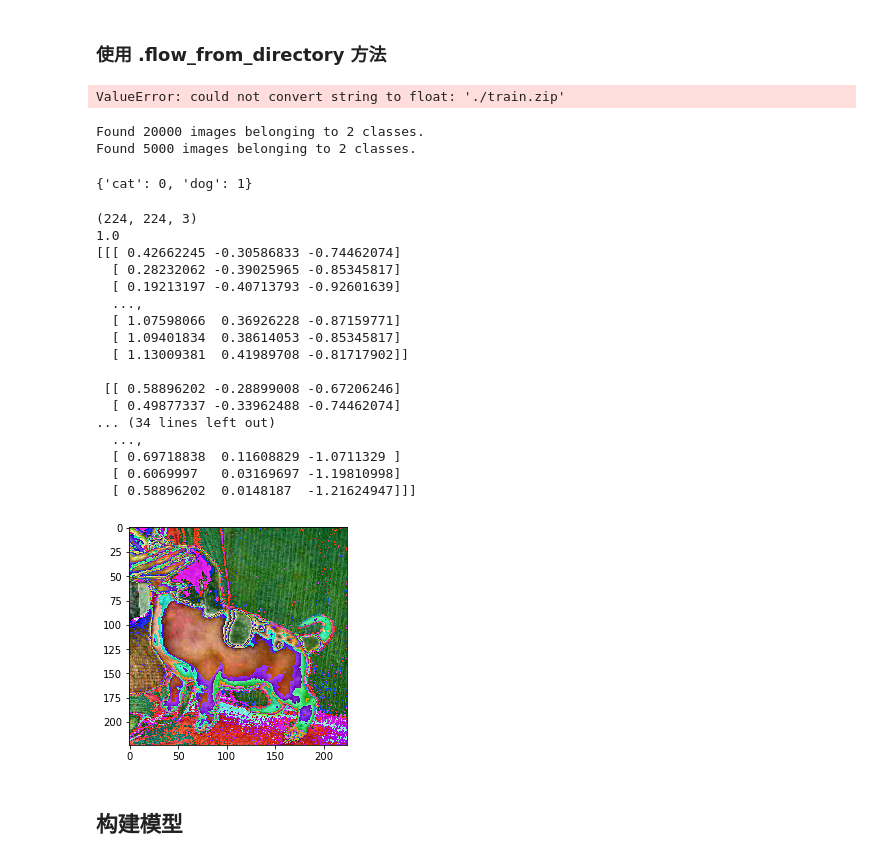
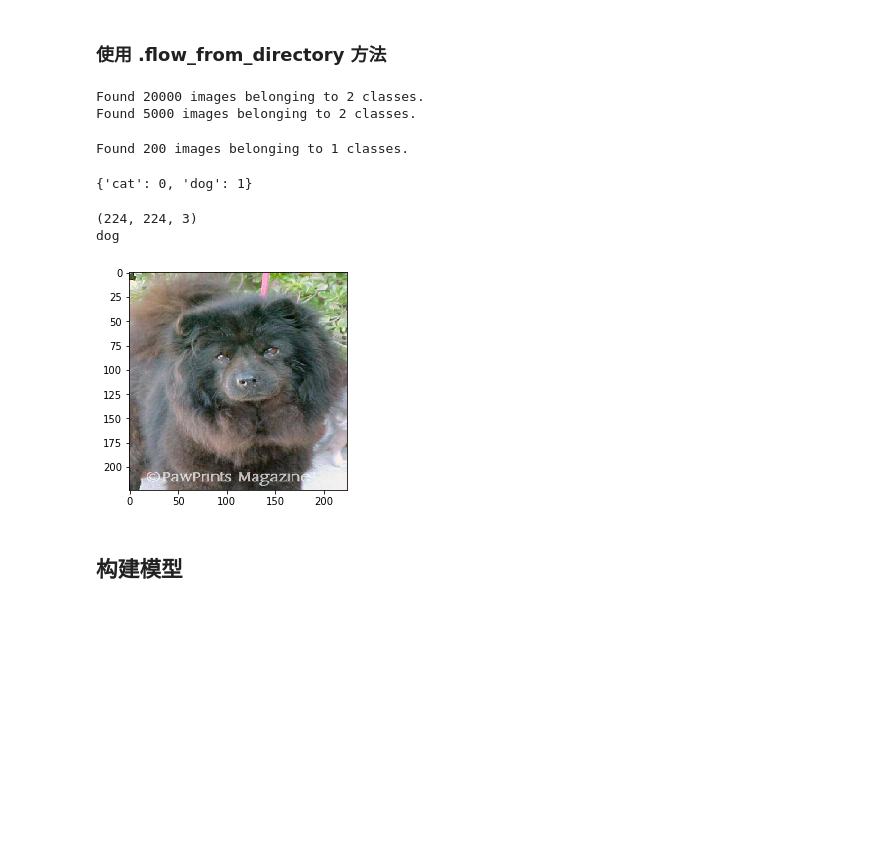
Before and after one commit to jeff-ruby/capstone, a Jupyter notebook: dog_vs_cat/mlnd_capstone_dogs_vs_cats.ipynb, the cells around one changed output. Saved outputs shown, nothing was run; the diff lists cells and outputs as text; code cells hidden in the pictures; blank space fills up the shorter version.

```diff
--- a/dog_vs_cat/mlnd_capstone_dogs_vs_cats.ipynb
+++ b/dog_vs_cat/mlnd_capstone_dogs_vs_cats.ipynb
@@ -206,9 +206,9 @@ img_generator = ImageDataGenerator(
     )
 '''
 img_generator = ImageDataGenerator(
-    featurewise_center=True,
+    featurewise_center=False,
     samplewise_center=False,
-    featurewise_std_normalization=True,
+    featurewise_std_normalization=False,
     samplewise_std_normalization=False,
     preprocessing_function=None,
     rescale=None,
@@ -261,10 +263,6 @@ for i in range(0, 1):
 [figure]
 # %% [markdown]
 ### 使用 .flow_from_directory 方法
-# %%
-img_generator.fit()
-# %% [output]
-ValueError: could not convert string to float: './train.zip'
 # %%
 IMG_SIZE = 224
 batch_size = 128
@@ -285,6 +283,24 @@ val_gen = img_generator.flow_from_directory(
 # %% [output]
 Found 20000 images belonging to 2 classes.
 Found 5000 images belonging to 2 classes.
+# %%
+test_generator = ImageDataGenerator(
+    featurewise_center=True,
+    samplewise_center=False,
+    featurewise_std_normalization=True,
+    samplewise_std_normalization=False,
+    preprocessing_function=preprocess_input,
+    rescale=None,
+    )
+
+test_gen = test_generator.flow_from_directory(
+    TEST_GEN,
+    target_size=(IMG_SIZE,IMG_SIZE),
+    batch_size=batch_size,
+    shuffle=False,
+    class_mode=None)
+# %% [output]
+Found 200 images belonging to 1 classes.
 # %%
 train_gen.class_indices
 # %% [output]
@@ -292,31 +308,16 @@ train_gen.class_indices
 # %%
 plt.figure()
 for i in range(0, 1):
     plt.subplot(1, 1, i+1)
     batch, label = train_gen.next()
     print(batch[0].shape)
-    print(label[0])
-    print(batch[0])
-    plt.imshow(batch[0])
+    print('dog' if label[0] else 'cat')
+    #print(batch[0])
+    plt.imshow(batch[0].astype(np.uint8))
 # %% [output]
 (224, 224, 3)
-1.0
-[[[ 0.42662245 -0.30586833 -0.74462074]
-  [ 0.28232062 -0.39025965 -0.85345817]
-  [ 0.19213197 -0.40713793 -0.92601639]
-  ...,
-  [ 1.07598066  0.36926228 -0.87159771]
-  [ 1.09401834  0.38614053 -0.85345817]
-  [ 1.13009381  0.41989708 -0.81717902]]
-
- [[ 0.58896202 -0.28899008 -0.67206246]
-  [ 0.49877337 -0.33962488 -0.74462074]
-... (34 lines left out)
-  ...,
-  [ 0.69718838  0.11608829 -1.0711329 ]
-  [ 0.6069997   0.03169697 -1.19810998]
-  [ 0.58896202  0.0148187  -1.21624947]]]
+dog
-[figure, old version]
+[figure, new version]
 # %% [markdown]
 ## 构建模型
 # %%
```
Also changed, not shown: parts of 6 cells of this notebook.
